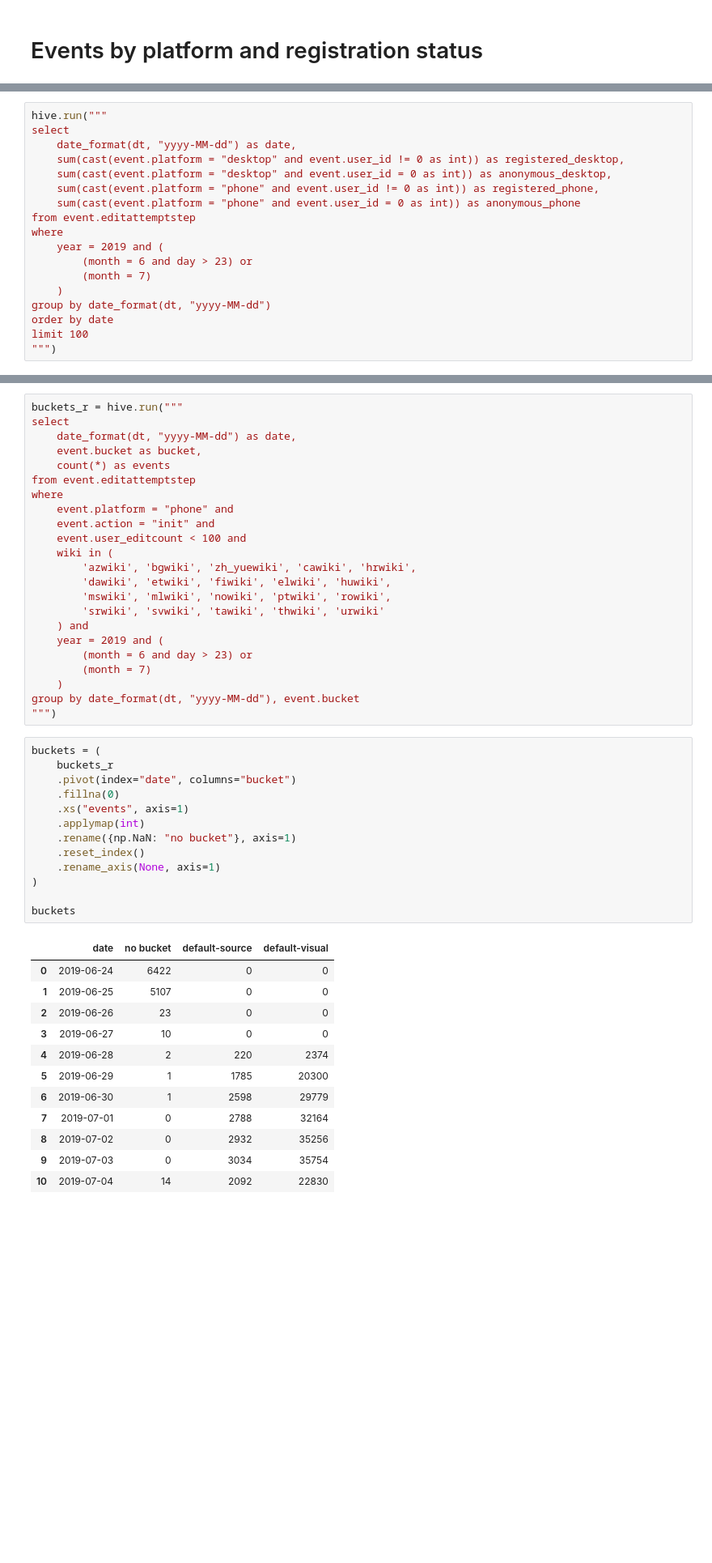
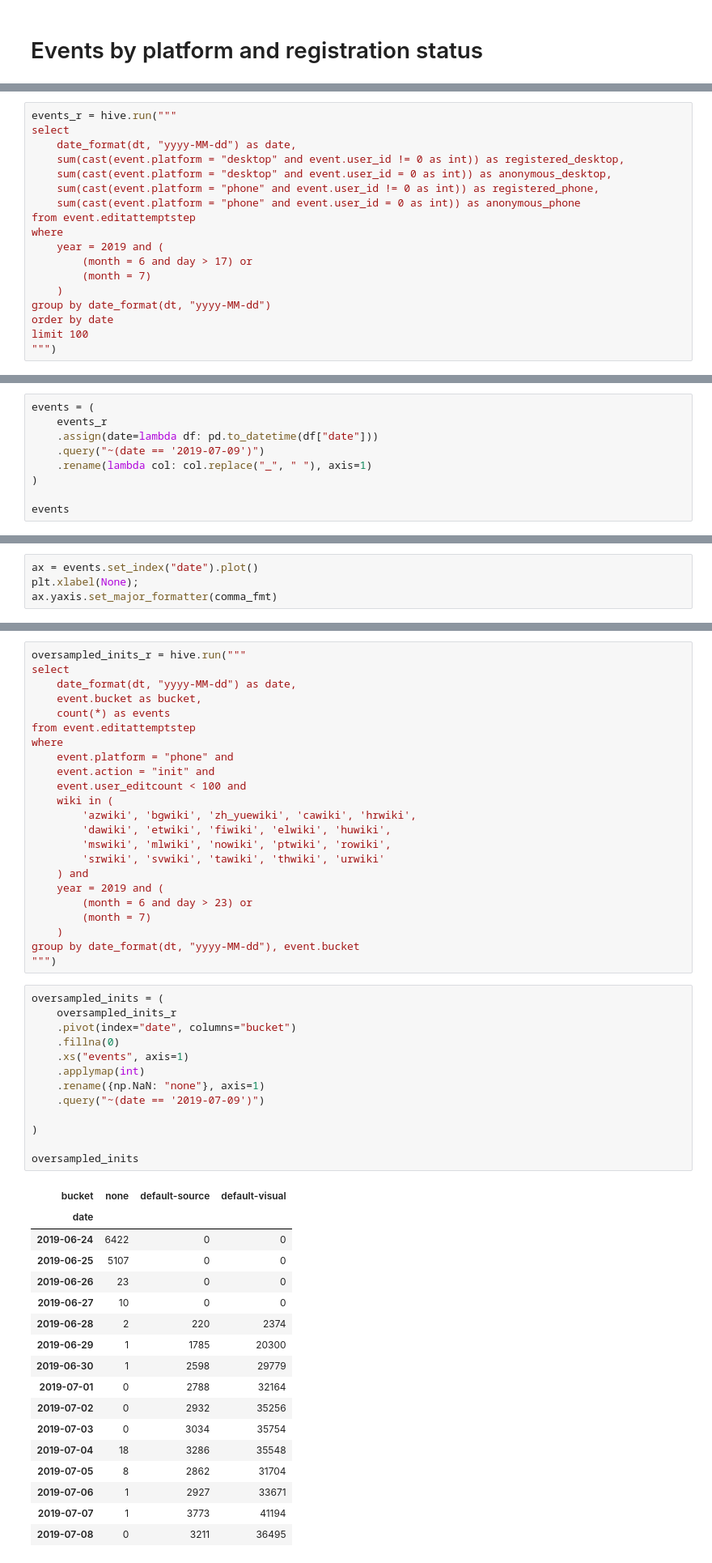
Before and after one commit to Mayakpwiki/2019-07-mobile-interfaces-experiment, a Jupyter notebook: post-deployment-checks.ipynb, the cells around one changed output, grey strips where cells are left out. Shown at 81% size. Saved outputs shown, nothing was run; the diff lists cells and outputs as text; blank space fills up the shorter version.

```diff
--- a/post-deployment-checks.ipynb
+++ b/post-deployment-checks.ipynb
@@ -9,5 +17,5 @@ from wmfdata.utils import df_to_remarkup, pct_str
 # %%
-hive.run("""
+events_r = hive.run("""
 select
     date_format(dt, "yyyy-MM-dd") as date,
     sum(cast(event.platform = "desktop" and event.user_id != 0 as int)) as registered_desktop,
@@ -17,7 +25,7 @@ select
 from event.editattemptstep
 where
     year = 2019 and (
-        (month = 6 and day > 23) or
+        (month = 6 and day > 17) or
         (month = 7)
     )
 group by date_format(dt, "yyyy-MM-dd")
@@ -39,0 +35,9 @@ limit 100
+# %%
+events = (
+    events_r
+    .assign(date=lambda df: pd.to_datetime(df["date"]))
+    .query("~(date == '2019-07-09')")
+    .rename(lambda col: col.replace("_", " "), axis=1)
+)
+
+events
@@ -39,0 +62,4 @@ limit 100
+# %%
+ax = events.set_index("date").plot()
+plt.xlabel(None);
+ax.yaxis.set_major_formatter(comma_fmt)
@@ -42,5 +78,5 @@ limit 100
 # %%
-buckets_r = hive.run("""
+oversampled_inits_r = hive.run("""
 select
     date_format(dt, "yyyy-MM-dd") as date,
     event.bucket as bucket,
@@ -63,28 +99,33 @@ where
 group by date_format(dt, "yyyy-MM-dd"), event.bucket
 """)
 # %%
-buckets = (
-    buckets_r
+oversampled_inits = (
+    oversampled_inits_r
     .pivot(index="date", columns="bucket")
     .fillna(0)
     .xs("events", axis=1)
     .applymap(int)
-    .rename({np.NaN: "no bucket"}, axis=1)
-    .reset_index()
-    .rename_axis(None, axis=1)
+    .rename({np.NaN: "none"}, axis=1)
+    .query("~(date == '2019-07-09')")
+
 )
 
-buckets
+oversampled_inits
 # %% [output]
-|  | date | no bucket | default-source | default-visual |
-| 0 | 2019-06-24 | 6422 | 0 | 0 |
-| 1 | 2019-06-25 | 5107 | 0 | 0 |
-| 2 | 2019-06-26 | 23 | 0 | 0 |
-| 3 | 2019-06-27 | 10 | 0 | 0 |
-| 4 | 2019-06-28 | 2 | 220 | 2374 |
-| 5 | 2019-06-29 | 1 | 1785 | 20300 |
-| 6 | 2019-06-30 | 1 | 2598 | 29779 |
-| 7 | 2019-07-01 | 0 | 2788 | 32164 |
-| 8 | 2019-07-02 | 0 | 2932 | 35256 |
-| 9 | 2019-07-03 | 0 | 3034 | 35754 |
-| 10 | 2019-07-04 | 14 | 2092 | 22830 |
+| bucket | none | default-source | default-visual |
+| date |  |  |  |
+| 2019-06-24 | 6422 | 0 | 0 |
+| 2019-06-25 | 5107 | 0 | 0 |
+| 2019-06-26 | 23 | 0 | 0 |
+| 2019-06-27 | 10 | 0 | 0 |
+| 2019-06-28 | 2 | 220 | 2374 |
+| 2019-06-29 | 1 | 1785 | 20300 |
+| 2019-06-30 | 1 | 2598 | 29779 |
+| 2019-07-01 | 0 | 2788 | 32164 |
+| 2019-07-02 | 0 | 2932 | 35256 |
+| 2019-07-03 | 0 | 3034 | 35754 |
+| 2019-07-04 | 18 | 3286 | 35548 |
+| 2019-07-05 | 8 | 2862 | 31704 |
+| 2019-07-06 | 1 | 2927 | 33671 |
+| 2019-07-07 | 1 | 3773 | 41194 |
+| 2019-07-08 | 0 | 3211 | 36495 |
```
Also changed, not shown: parts of 54 cells of this notebook.
